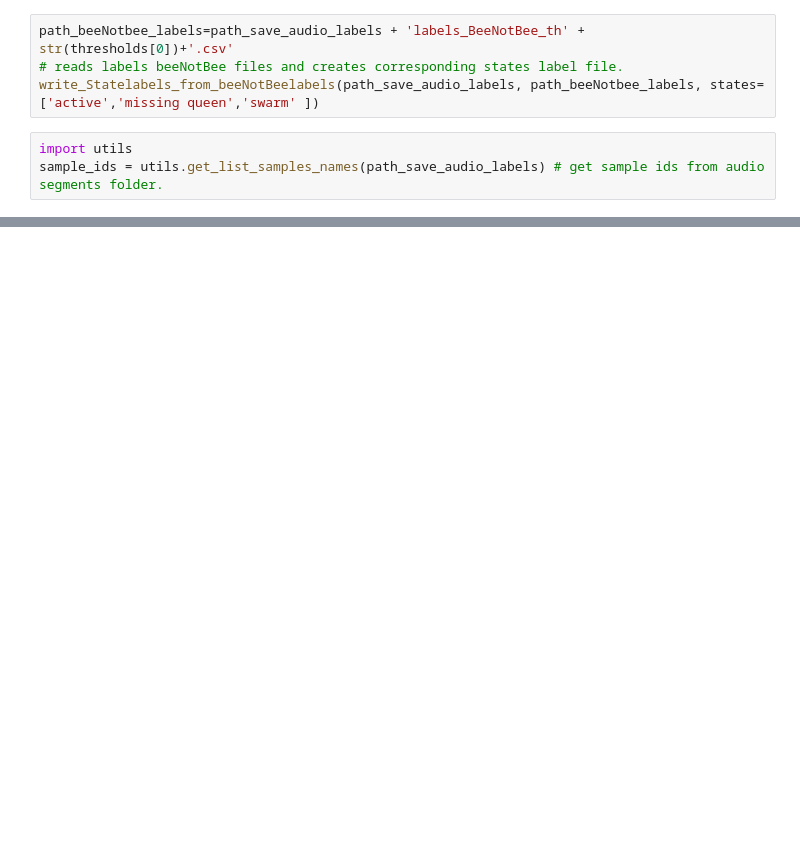
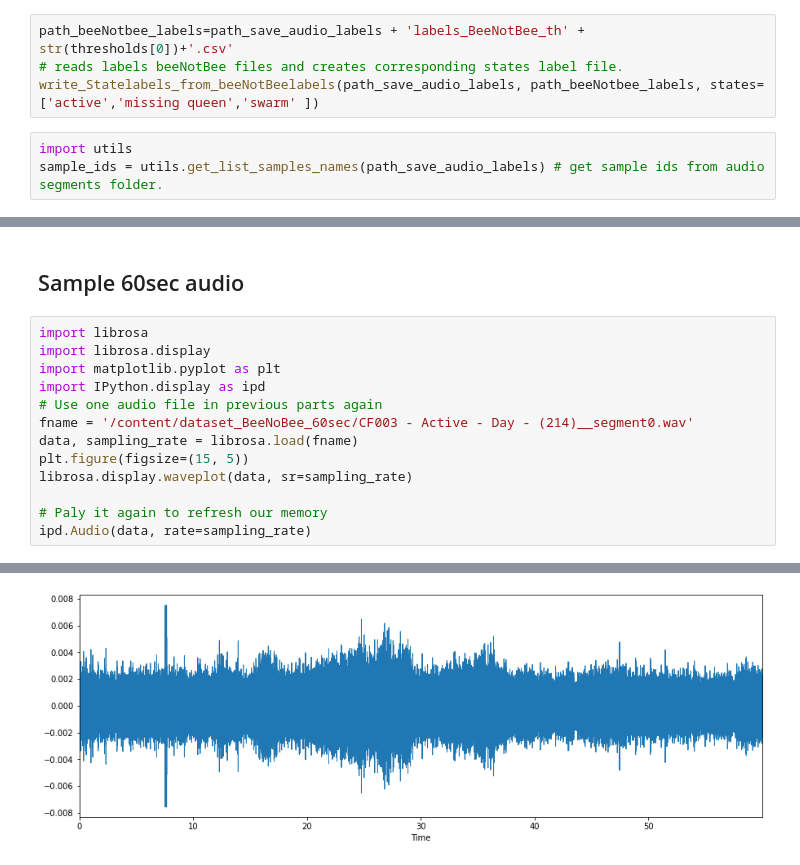
Before and after one commit to AnnieCRY/DS5230-project, a Jupyter notebook: data_processing.ipynb, the cells around one changed output, grey strips where cells are left out. Saved outputs shown, nothing was run; the diff lists cells and outputs as text; blank space fills up the shorter version.

Commit message:
explore  labfiles and audio

```diff
--- a/data_processing.ipynb
+++ b/data_processing.ipynb
@@ -116,0 +142,16 @@ for i in range(3):
+# %% [markdown]
+## Sample 60sec audio
+# %%
+import librosa
+import librosa.display
+import matplotlib.pyplot as plt
+import IPython.display as ipd
+# Use one audio file in previous parts again
+fname = '/content/dataset_BeeNoBee_60sec/CF003 - Active - Day - (214)__segment0.wav'
+data, sampling_rate = librosa.load(fname)
+plt.figure(figsize=(15, 5))
+librosa.display.waveplot(data, sr=sampling_rate)
+
+# Paly it again to refresh our memory
+ipd.Audio(data, rate=sampling_rate)
+# %% [output]
@@ -116,0 +159 @@ for i in range(3):
+[figure, added]
```
Also changed, not shown: parts of 9 cells of this notebook.
